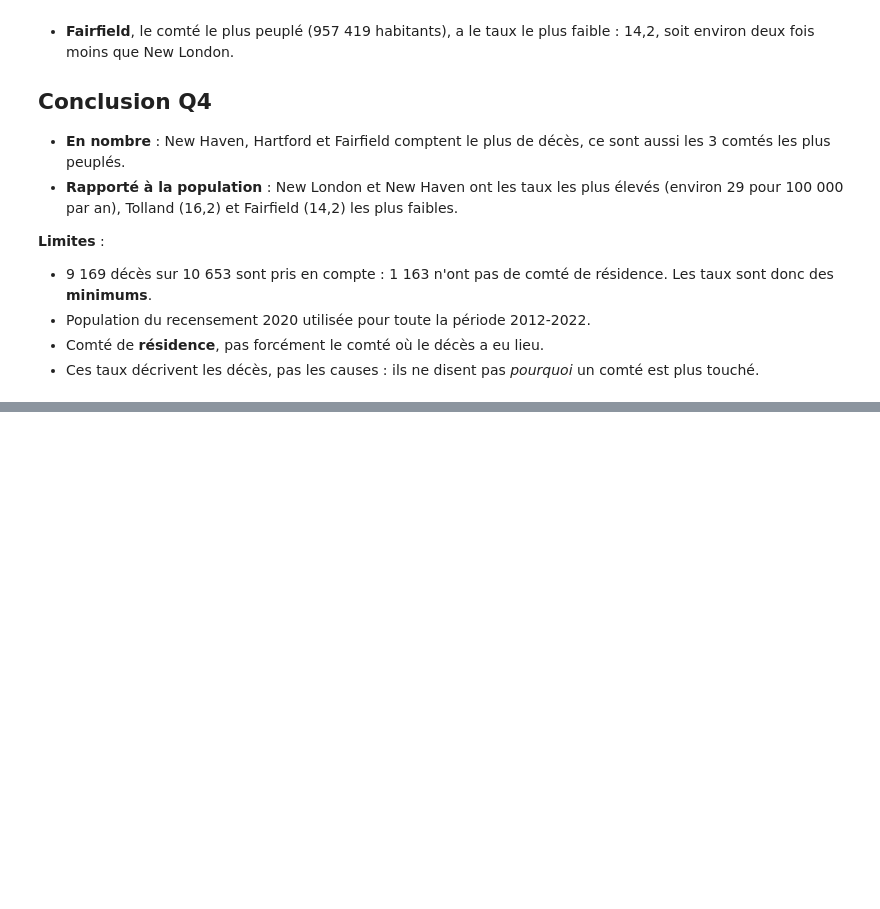
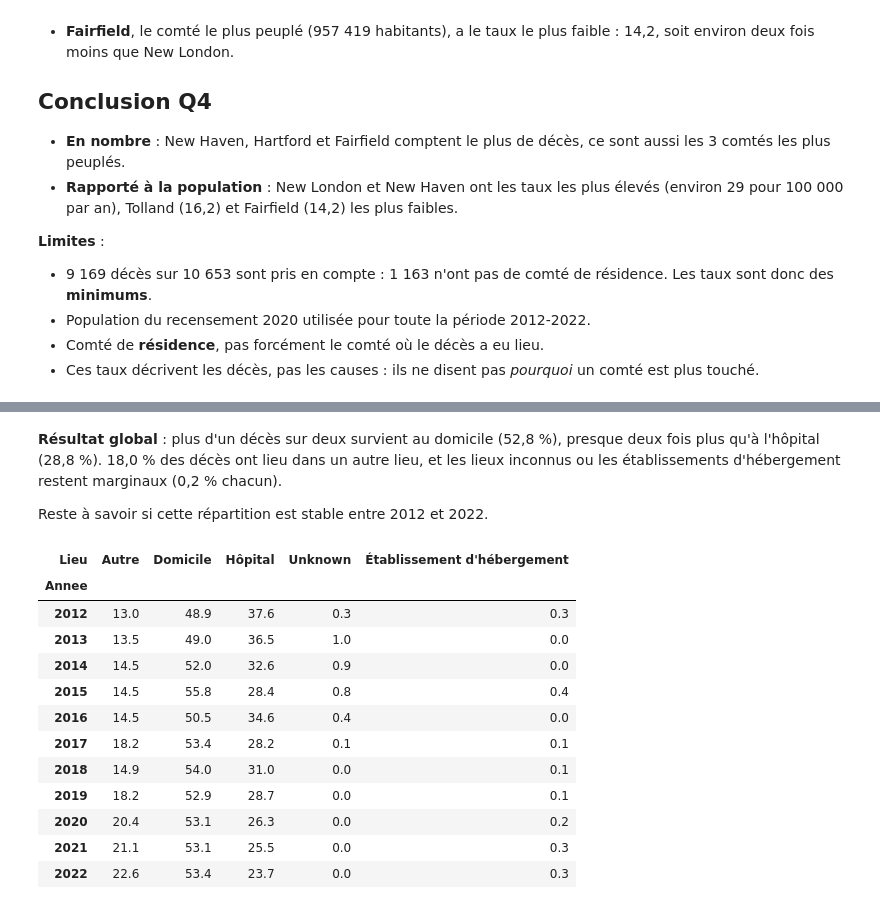
Before and after one commit to NoeChv-n/projet-analyse-overdose, a Jupyter notebook: notebooks/03_analyse.ipynb, the cells around one changed output, grey strips where cells are left out. Cells and saved outputs as stored; diff of their text form; code cells hidden in the pictures; blank space fills up the shorter version.

```diff
--- a/notebooks/03_analyse.ipynb
+++ b/notebooks/03_analyse.ipynb
@@ -534,0 +561,21 @@ plt.show()
+# %% [markdown]
+**Résultat global** : plus d'un décès sur deux survient au domicile (52,8 %), presque deux fois plus qu'à l'hôpital (28,8 %). 18,0 % des décès ont lieu dans un autre lieu, et les lieux inconnus ou les établissements d'hébergement restent marginaux (0,2 % chacun).
+
+Reste à savoir si cette répartition est stable entre 2012 et 2022.
+# %%
+part_lieux_par_annee = pd.crosstab(deces["Annee"], deces["Lieu"], normalize="index") * 100
+part_lieux_par_annee.round(1)
+# %% [output]
+| Lieu | Autre | Domicile | Hôpital | Unknown | Établissement d'hébergement |
+| Annee |  |  |  |  |  |
+| 2012 | 13.0 | 48.9 | 37.6 | 0.3 | 0.3 |
+| 2013 | 13.5 | 49.0 | 36.5 | 1.0 | 0.0 |
+| 2014 | 14.5 | 52.0 | 32.6 | 0.9 | 0.0 |
+| 2015 | 14.5 | 55.8 | 28.4 | 0.8 | 0.4 |
+| 2016 | 14.5 | 50.5 | 34.6 | 0.4 | 0.0 |
+| 2017 | 18.2 | 53.4 | 28.2 | 0.1 | 0.1 |
+| 2018 | 14.9 | 54.0 | 31.0 | 0.0 | 0.1 |
+| 2019 | 18.2 | 52.9 | 28.7 | 0.0 | 0.1 |
+| 2020 | 20.4 | 53.1 | 26.3 | 0.0 | 0.2 |
+| 2021 | 21.1 | 53.1 | 25.5 | 0.0 | 0.3 |
+| 2022 | 22.6 | 53.4 | 23.7 | 0.0 | 0.3 |
```
Also changed, not shown: parts of 6 cells of this notebook, 1 other file.
